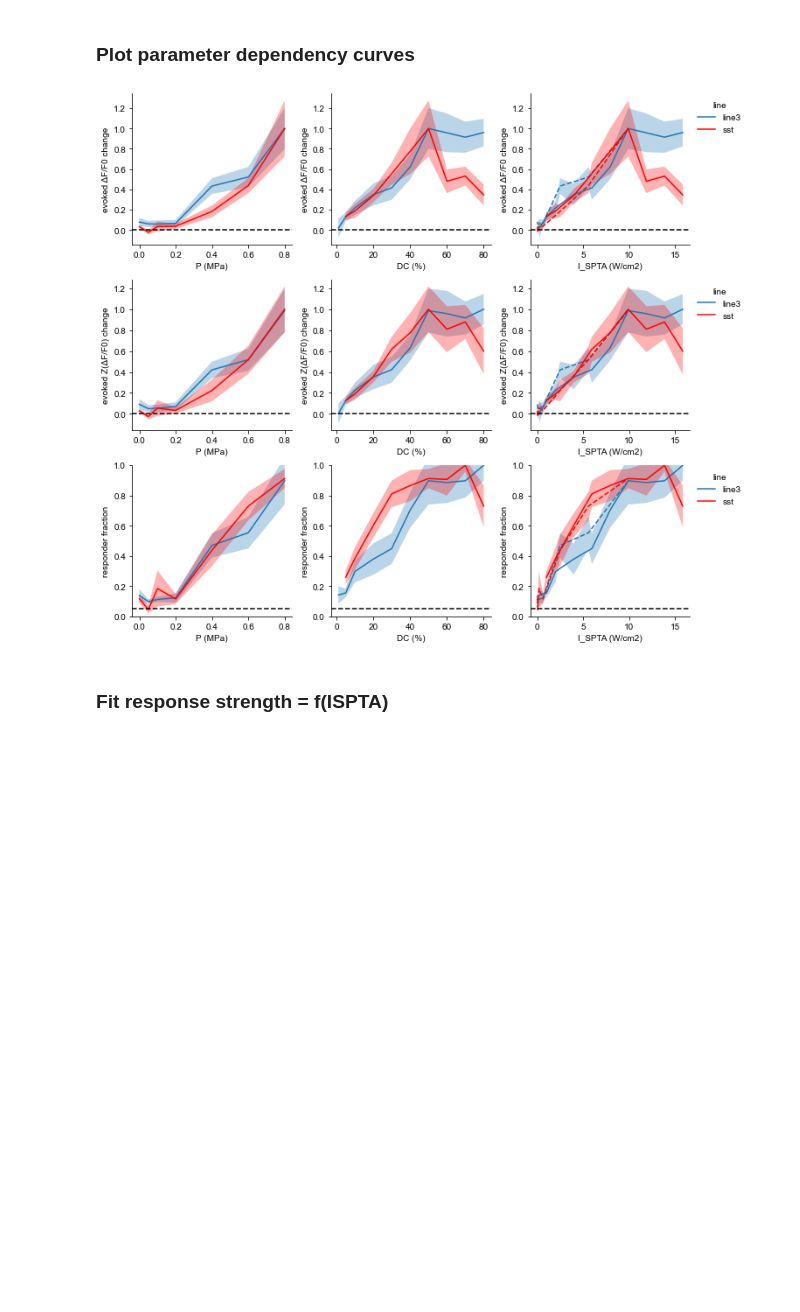
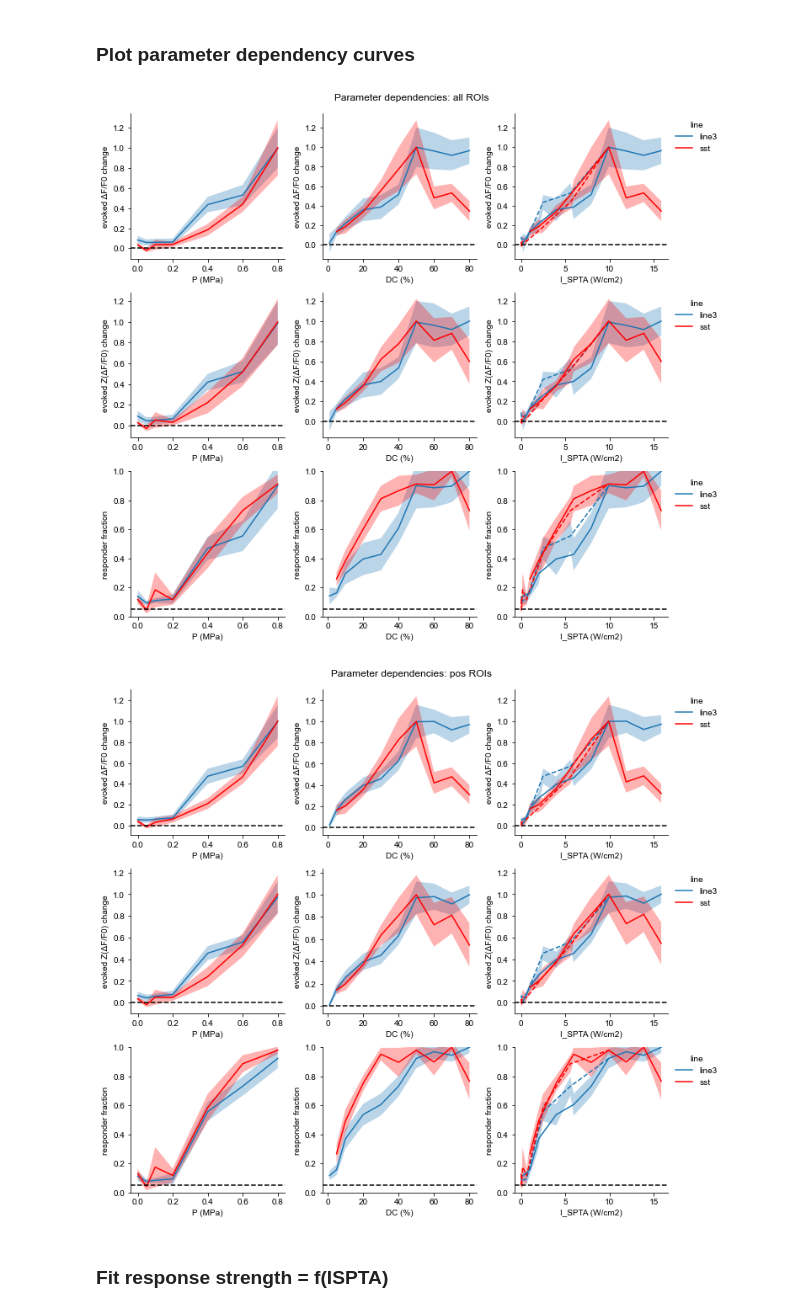
Before and after one commit to shohamlab/usnm2p, a Jupyter notebook: main_analysis.ipynb, the cells around one changed output. Drawn from its saved outputs; the diff is of its cells as text; code cells hidden in the pictures; blank space fills up the shorter version.

```diff
--- a/main_analysis.ipynb
+++ b/main_analysis.ipynb
@@ -95,4 +95,5 @@ if 'pv' in stats.index.unique(Label.LINE):
 isall = stats.index.get_level_values(Label.ROI_RESP_TYPE) == 'all'
 stats_all = stats[isall].droplevel(Label.ROI_RESP_TYPE)
 stats_by_rtype = stats[~isall]
+stats_pos = stats_by_rtype.loc[pd.IndexSlice[:, 'positive', :]]
 # %% [output]
@@ -122,23 +123,27 @@ for ax, (line, gdata) in zip(axes, groups):
 ### Plot parameter dependency curves
 # %%
 ykeys = [get_change_key(Label.DFF), get_change_key(Label.ZSCORE), Label.RESP_FRAC]
-figs['simparams_deps'], axes = plt.subplots(
-    len(ykeys), len(xkeys_plt), figsize=(3.5 * len(xkeys_plt), 3 * len(ykeys)))
-for ykey, axrow in zip(ykeys, axes):
-    plot_parameter_dependency_across_lines(
-        stats_all.copy(),
-        xkeys_plt,
-        ykey,
-        yref=PTHR_DETECTION if ykey == Label.RESP_FRAC else 0.,
-        axes=axrow,
-        norm=True
-    )
+for statstype, tmpstats in {'all': stats_all, 'pos': stats_pos}.items():
+    figs[f'simparams_deps_{statstype}'], axes = plt.subplots(
+        len(ykeys), len(xkeys_plt), figsize=(3.5 * len(xkeys_plt), 3 * len(ykeys)))
+    for ykey, axrow in zip(ykeys, axes):
+        plot_parameter_dependency_across_lines(
+            tmpstats.copy(),
+            xkeys_plt,
+            ykey,
+            yref=PTHR_DETECTION if ykey == Label.RESP_FRAC else 0.,
+            axes=axrow,
+            norm=True
+        )
+    figs[f'simparams_deps_{statstype}'].suptitle(
+        f'Parameter dependencies: {statstype} ROIs', y=1.02)
     harmonize_axes_limits(axrow)
     if ykey == Label.RESP_FRAC:
         for ax in axrow:
             ax.set_ylim(0, 1)
 # %% [output]
-[figure, old version]
+[figure, new version]
+[figure, added]
 # %% [markdown]
 ### Fit response strength = f(ISPTA)
 # %%
```
Also changed, not shown: parts of 5 cells of this notebook, 3 other files.
